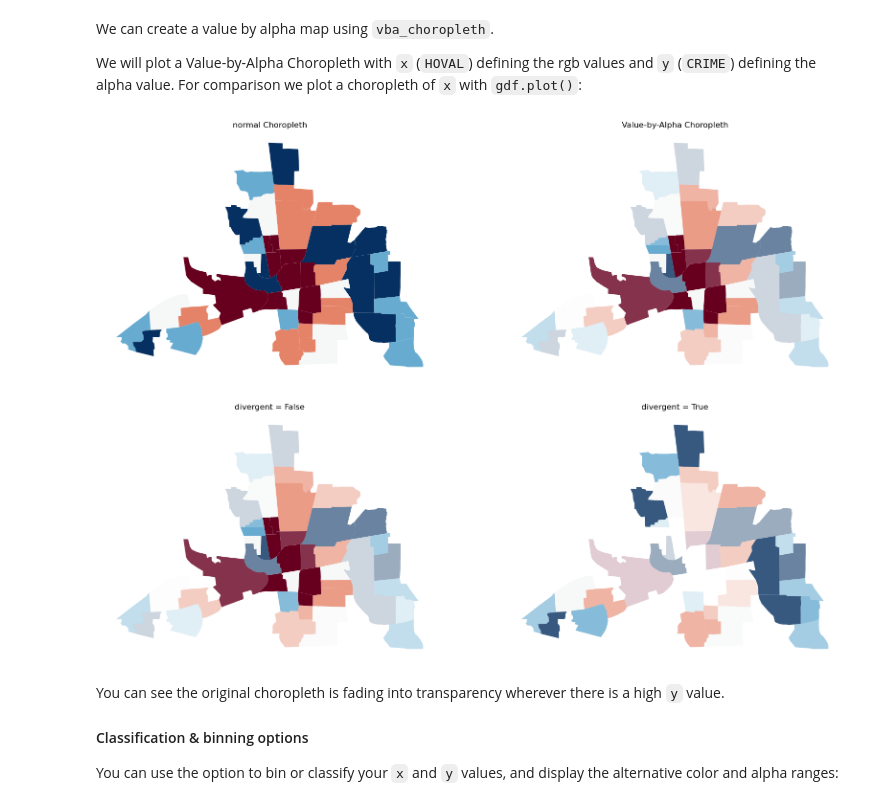
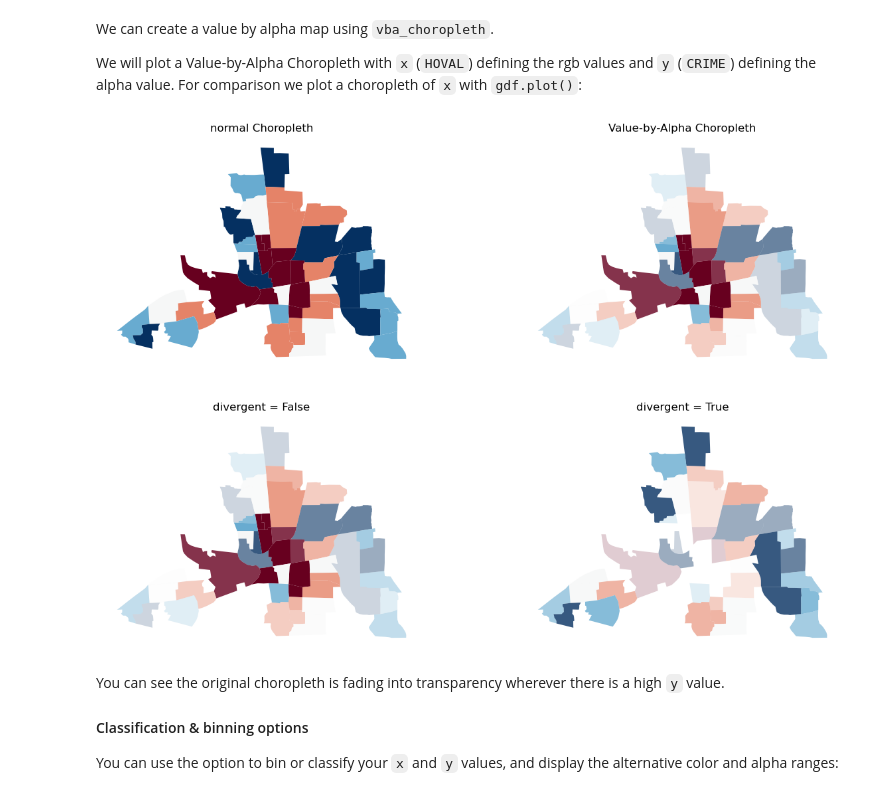
Before and after one commit to pysal/mapclassify, a Jupyter notebook: notebooks/value_by_alpha.ipynb, the cells around one changed output. Cells and saved outputs as stored; diff of their text form; code cells hidden in the pictures.

```diff
--- a/notebooks/value_by_alpha.ipynb
+++ b/notebooks/value_by_alpha.ipynb
@@ -49,58 +49,57 @@ We can create a value by alpha map using `vba_choropleth`.
 We will plot a Value-by-Alpha Choropleth with `x` (`HOVAL`) defining the rgb values and `y` (`CRIME`) defining the alpha value. For comparison we plot a choropleth of `x` with `gdf.plot()`:
 # %%
 # Create new figure
-fig, axs = plt.subplots(1, 2, figsize=(20, 10))
+fig, axs = plt.subplots(2, 2, figsize=(15, 10))
 
 # use gdf.plot() to create regular choropleth
-axs[0].set_title("normal Choropleth")
-axs[0].set_axis_off()
-gdf.plot(column=x, scheme="quantiles", cmap="RdBu", ax=axs[0])
+axs[0, 0].set_title("normal Choropleth")
+axs[0, 0].set_axis_off()
+gdf.plot(column=x, scheme="quantiles", cmap="RdBu", ax=axs[0, 0])
 
 # use vba_choropleth to create Value-by-Alpha Choropleth
-axs[1].set_title("Value-by-Alpha Choropleth")
+axs[0, 1].set_title("Value-by-Alpha Choropleth")
+axs[0, 1].set_axis_off()
 vba_choropleth(
     x,
     y,
     gdf,
     rgb={"classifier": "quantiles"},
     alpha={"classifier": "quantiles"},
     cmap="RdBu",
-    ax=axs[1],
+    ax=axs[0, 1],
 )
 
-# Create new figure
-fig, axs = plt.subplots(1, 2, figsize=(20, 10))
-
 # create a VBA Choropleth - revert_alpha=False
-axs[0].set_title("divergent = False")
+axs[1, 0].set_title("divergent = False")
+axs[1, 0].set_axis_off()
 vba_choropleth(
     x,
     y,
     gdf,
     rgb={"classifier": "quantiles"},
     alpha={"classifier": "quantiles"},
     cmap="RdBu",
-    ax=axs[0],
+    ax=axs[1, 0],
     revert_alpha=False,
 )
 
 # create a VBA Choropleth - revert_alpha=True
-axs[1].set_title("divergent = True")
+axs[1, 1].set_title("divergent = True")
+axs[1, 1].set_axis_off()
 vba_choropleth(
     x,
     y,
     gdf,
     rgb={"classifier": "quantiles"},
     alpha={"classifier": "quantiles"},
     cmap="RdBu",
-    ax=axs[1],
+    ax=axs[1, 1],
     revert_alpha=True,
 )
 
 plt.show()
 # %% [output]
-[figure, old version]
+[figure, new version]
-[figure, removed]
 # %% [markdown]
 You can see the original choropleth is fading into transparency wherever there is a high `y` value.
 
```
Also changed, not shown: parts of 7 cells of this notebook, 1 other file.
